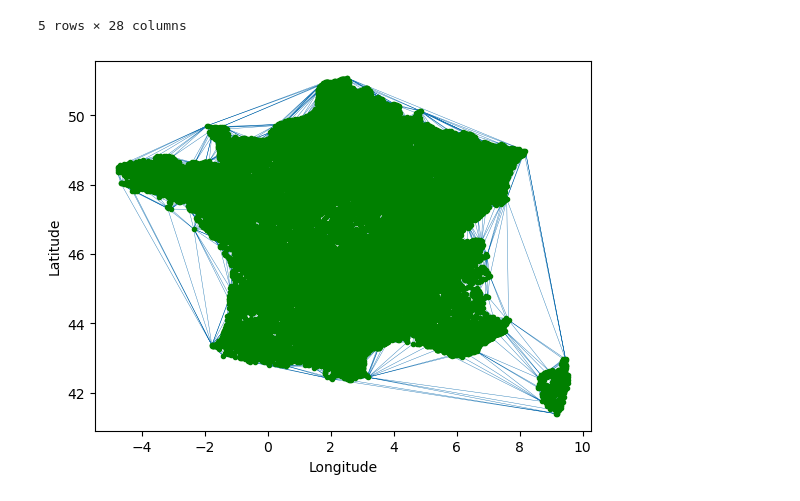
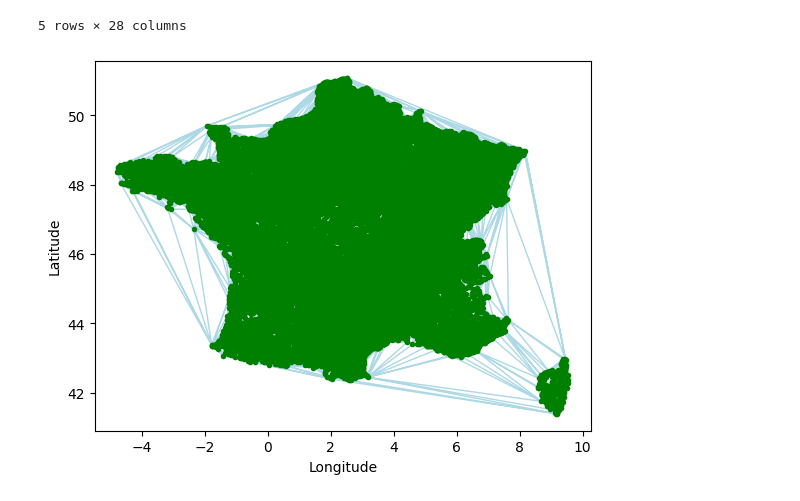
Before and after one commit to pmehaud/internship_cvut_2024, a Jupyter notebook: delaunay-voronoy/neighbours_delaunay.ipynb, the cells around one changed output. Cells and saved outputs as stored; diff of their text form; code cells hidden in the pictures.

Commit message:
Addition of the distance condition for the delaunay triangulation (+ pretty plots)

```diff
--- a/delaunay-voronoy/neighbours_delaunay.ipynb
+++ b/delaunay-voronoy/neighbours_delaunay.ipynb
@@ -25,14 +90,28 @@ df.head()
 # %%
-def plot_delaunay(points, delaunay_triangulation):
-    """ Plots a Delaunay triangulation
-        IN:
-            points: Coordinates of points to triangulate (ndarray)
-            delaunay_triangulation: Result of the Delaunay triangulation
-        OUT:
-            plot
+def plot_delaunay(delaunay_triangulation, show=True, ax=None):
+    """ Plots a Delaunay triangulation.
+
+        Parameters
+        ----------
+        delaunay_triangulation : Delaunay
+            Result of the Delaunay triangulation.
+        show : bool (default=True)
+            If True, shows the plot.
+        ax : Matplotlib Axes object (default=None)
+            Draw the graph in the specified Matplotlib axes.
     """
-    plt.triplot(points[:,0], points[:,1], delaunay_triangulation.simplices, linewidth=0.3)
-    plt.plot(points[:,0], points[:,1], 'o', markersize=3, c="green")
-    plt.xlabel("Longitude")
-    plt.ylabel("Latitude")
-    plt.show()
+    if(ax!=None):
+        ax.triplot(delaunay_triangulation.points[:,0], delaunay_triangulation.points[:,1], delaunay_triangulation.simplices, linewidth=1, c="lightblue")
+        ax.plot(delaunay_triangulation.points[:,0], delaunay_triangulation.points[:,1], 'o', markersize=3, c="green")
+        plot_params("Delaunay Triangulation", ax, delaunay_triangulation.points[:,0], delaunay_triangulation.points[:,1])
+    else:
+        plt.triplot(delaunay_triangulation.points[:,0], delaunay_triangulation.points[:,1], delaunay_triangulation.simplices, linewidth=1, c="lightblue")
+        plt.plot(delaunay_triangulation.points[:,0], delaunay_triangulation.points[:,1], 'o', markersize=3, c="green")
+        plt.xlabel("Longitude")
+        plt.ylabel("Latitude")
+        plt.tick_params(
+            reset=True,
+            top=False,
+            right=False)
+    if(show):
+        plt.show()
@@ -155,6 +282,6 @@ df_free_points = np.array(df_free[['longitude', 'latitude']])
 # %%
 delaunay_free = Delaunay(df_free_points)
 # %%
-plot_delaunay(df_free_points, delaunay_free)
+plot_delaunay(delaunay_free)
 # %% [output]
-[figure, old version]
+[figure, new version]
```
Also changed, not shown: parts of 20 cells of this notebook.
